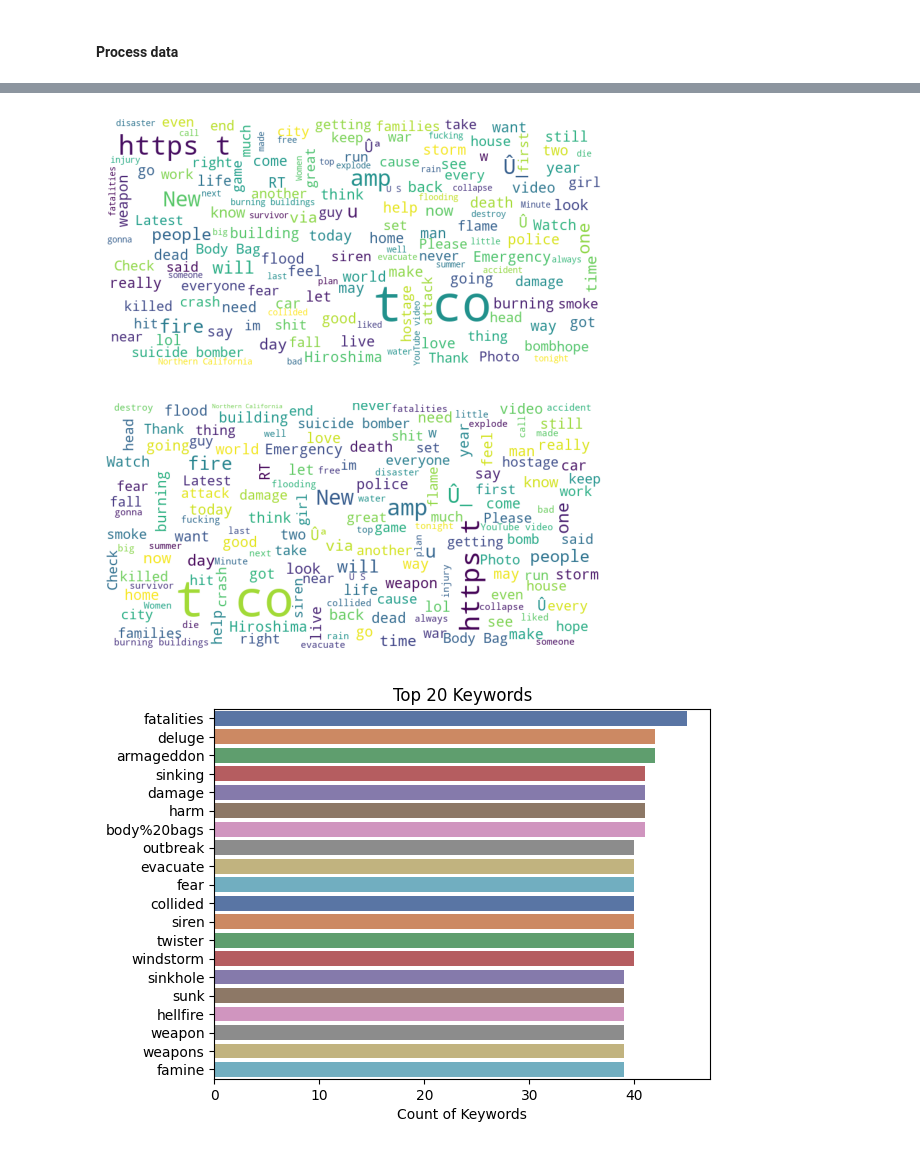
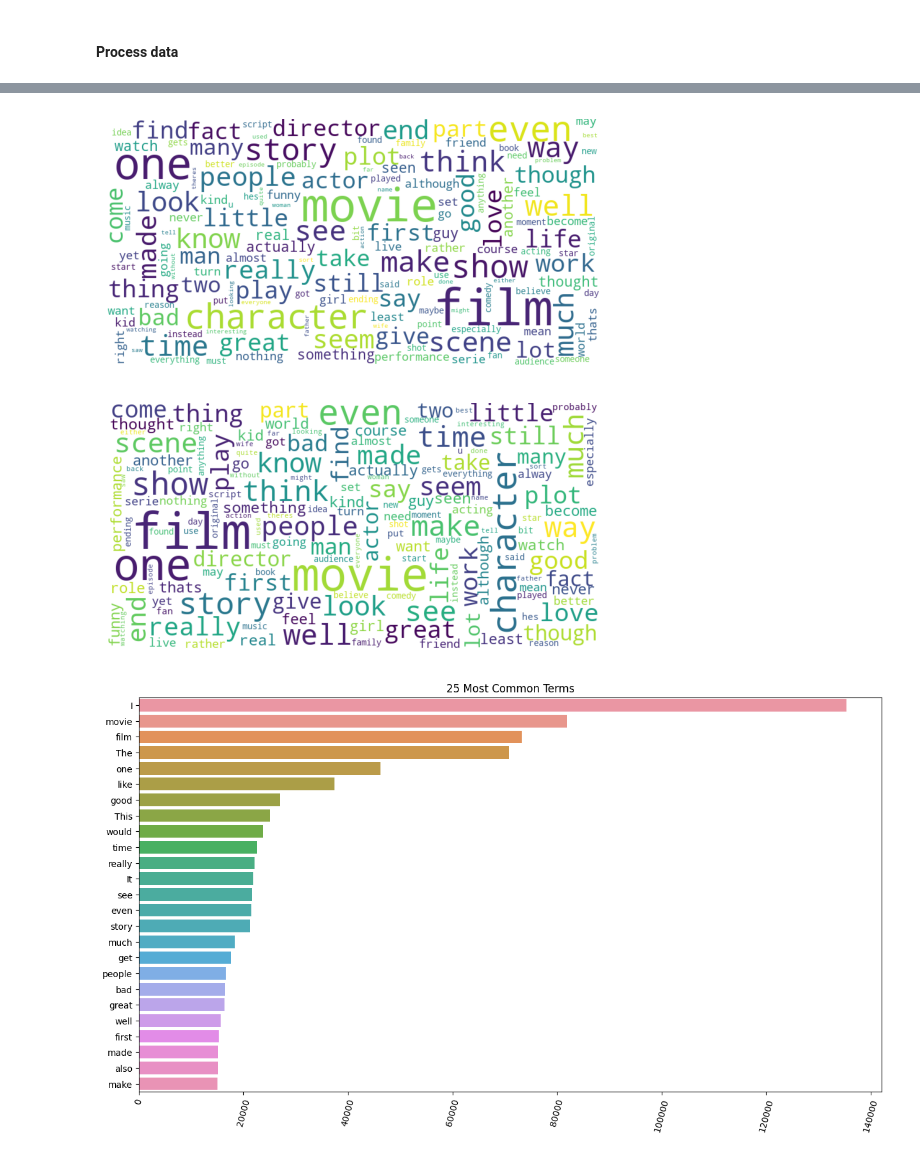
Before and after one commit to NophaieViscente/Sentiment_Analysis, a Jupyter notebook: code/Exploratory_Analysis.ipynb, the cells around one changed output, grey strips where cells are left out. Saved outputs shown, nothing was run; the diff lists cells and outputs as text; code cells hidden in the pictures.

```diff
--- a/code/Exploratory_Analysis.ipynb
+++ b/code/Exploratory_Analysis.ipynb
@@ -54,13 +67,13 @@ plotter.plot_number_of_words(data_cleaned, 'text')
 # %%
-plotter.plot_wordcloud(df_tmp, 'text', 'target')
+plotter.plot_wordcloud(data_cleaned, 'review', 'target')
 # %% [output]
-[figure, old version]
+[figure, new version]
 # %%
-plotter.plot_wordcloud(data=df_tmp, column_text='text', column_target='target', target=1)
+plotter.plot_wordcloud(data=data_cleaned, column_text='review', column_target='target', target=1)
 # %% [output]
-[figure, old version]
+[figure, new version]
-# %%
-plotter.plot_count_sentences(data=data_cleaned, column_sentence='keyword')
-# %% [output]
-[figure, removed]
+# %%
+plotter.plot_most_common_terms(data_cleaned, 'review', 'target', 25)
+# %% [output]
+[figure, added]
 # %%
```
Also changed, not shown: parts of 12 cells of this notebook, 5 other files.
